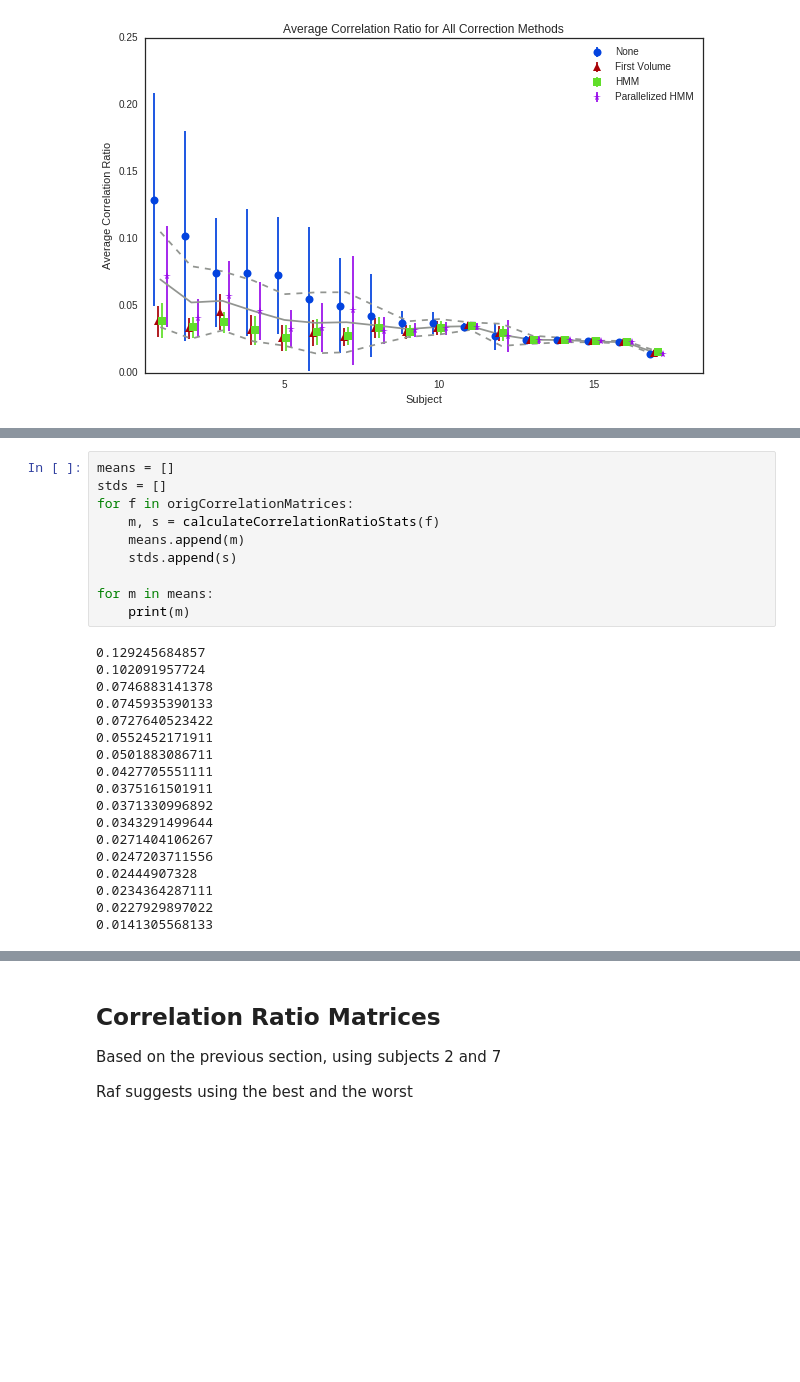
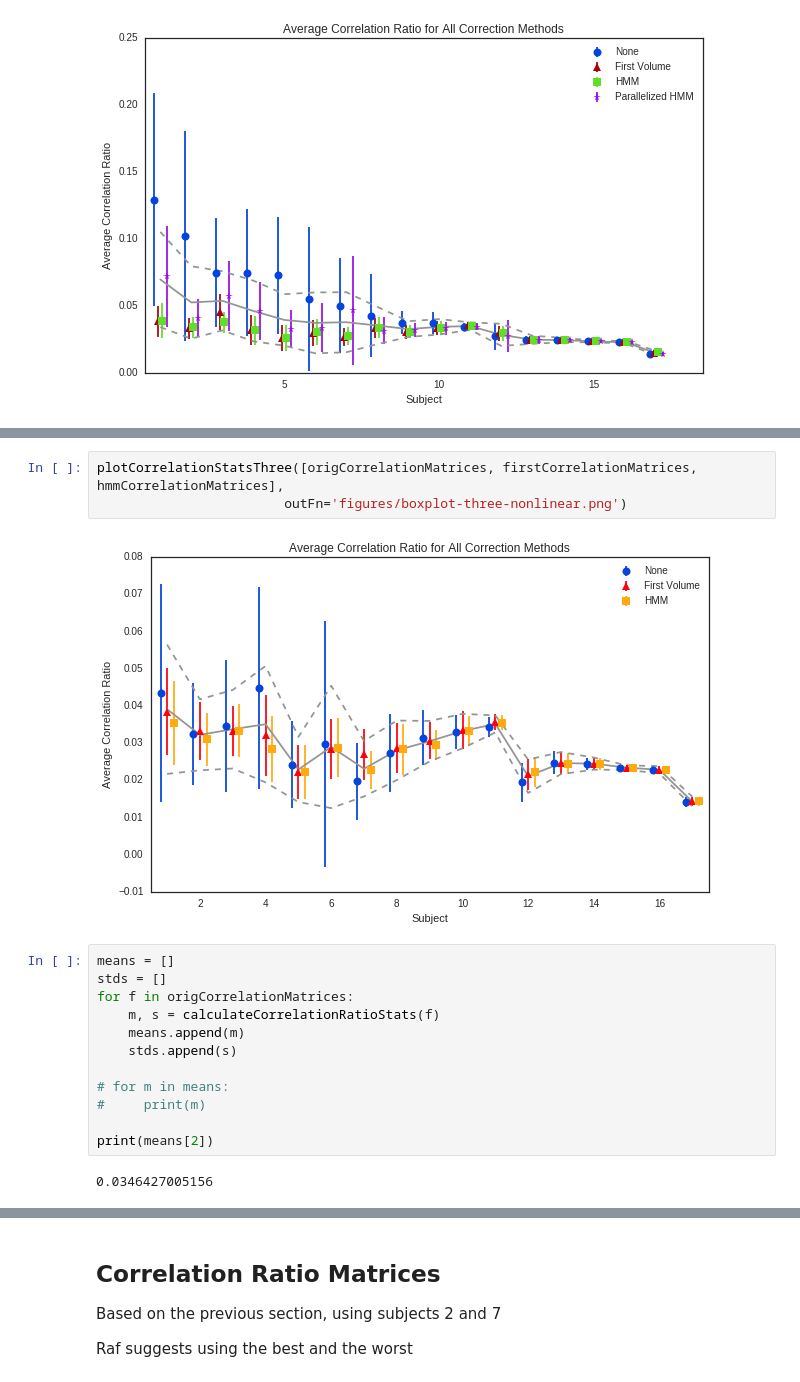
Before and after one commit to jmschabdach/markov-movement-correction, a Jupyter notebook: figureGeneration.ipynb, the cells around one changed output, grey strips where cells are left out. Cells and saved outputs as stored; diff of their text form; blank space fills up the shorter version.

```diff
--- a/figureGeneration.ipynb
+++ b/figureGeneration.ipynb
@@ -722,3 +1093,8 @@ plotCorrelationStatsAll([origCorrelationMatrices, firstCorrelationMatrices, hmmC
+# %%
+plotCorrelationStatsThree([origCorrelationMatrices, firstCorrelationMatrices, hmmCorrelationMatrices],
+                        outFn='figures/boxplot-three-nonlinear.png')
+# %% [output]
+[figure, added]
 # %%
 means = []
 stds = []
@@ -727,26 +1103,12 @@ for f in origCorrelationMatrices:
     means.append(m)
     stds.append(s)
 
-for m in means:
-    print(m)
+# for m in means:
+#     print(m)
+
+print(means[2])
 # %% [output]
-0.129245684857
-0.102091957724
-0.0746883141378
-0.0745935390133
-0.0727640523422
-0.0552452171911
-0.0501883086711
-0.0427705551111
-0.0375161501911
-0.0371330996892
-0.0343291499644
-0.0271404106267
-0.0247203711556
-0.02444907328
-0.0234364287111
-0.0227929897022
-0.0141305568133
+0.0346427005156
 # %%
 for s in stds:
     print(s)
```
Also changed, not shown: parts of 21 cells of this notebook, 10 other files.
